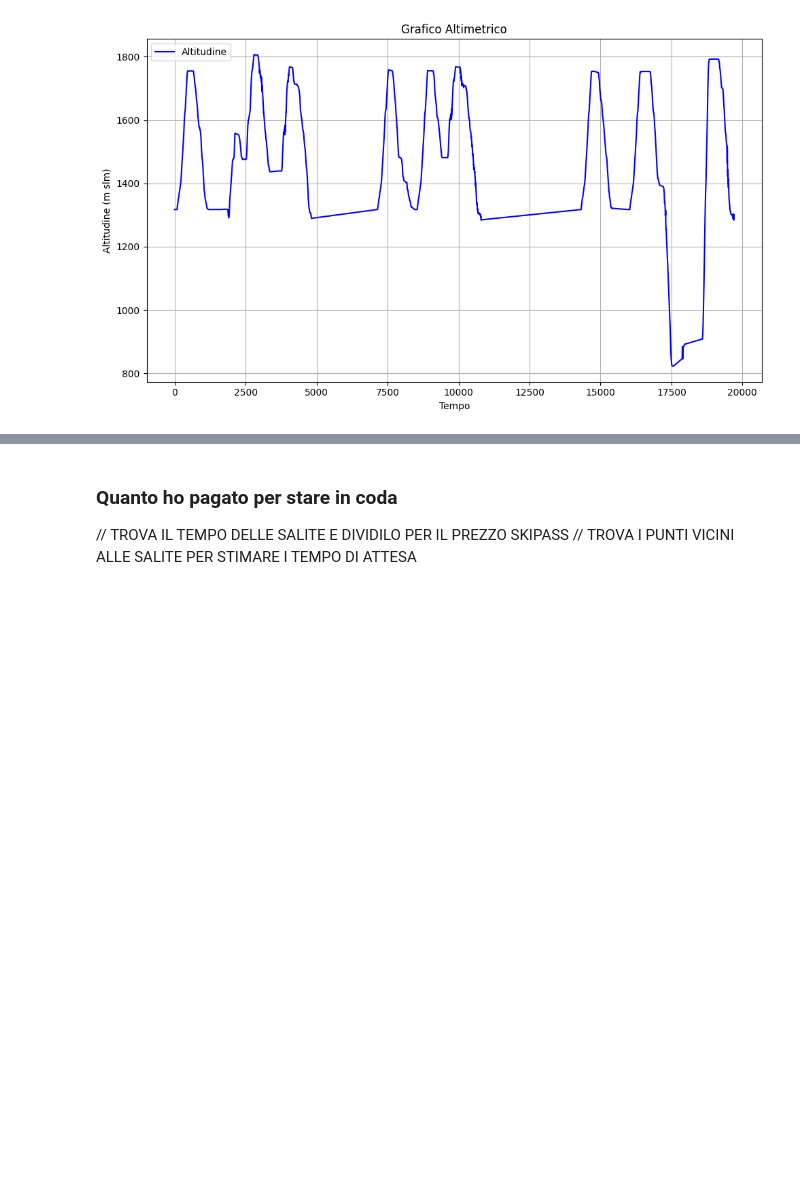
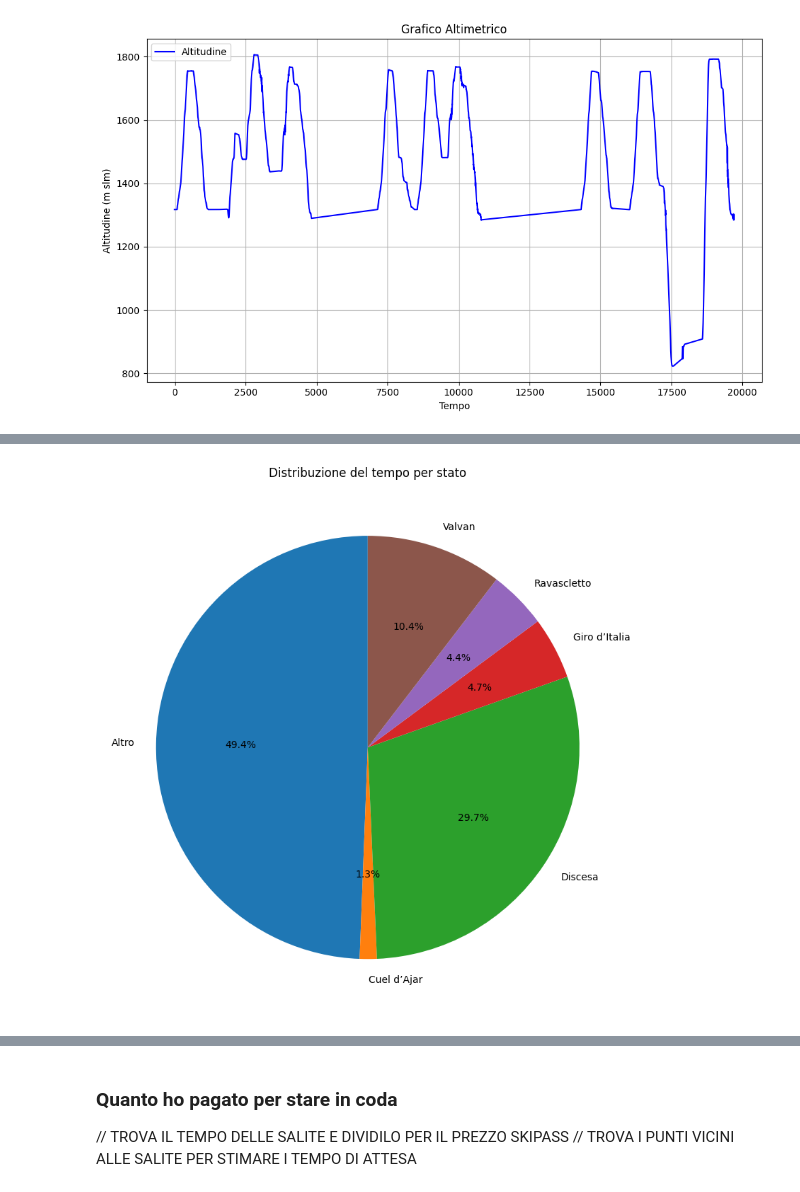
Before and after one commit to thomasmassarutto/DataSlopes, a Jupyter notebook: DataSlopes.ipynb, the cells around one changed output, grey strips where cells are left out. Drawn from its saved outputs; the diff is of its cells as text; code cells hidden in the pictures; blank space fills up the shorter version.

```diff
--- a/DataSlopes.ipynb
+++ b/DataSlopes.ipynb
@@ -47,3 +47,6 @@ gdf1 = gdf1.to_crs("EPSG:3857")
 
 df_salite= pd.read_csv("data/salite.csv")
 df_discese= pd.read_csv("data/discese.csv")
+
+df_stato = pd.concat([df_salite, df_discese])
+df_stato = df_stato.sort_values(by='unixtime_start')
@@ -398,7 +355,0 @@ plt.show()
-# %%
-gdf1['tempo_su_funivia'] = gdf1.groupby('stato')['delta_tempo'].transform('sum')
-
-# Creare un nuovo DataFrame per avere il tempo passato su ciascun impianto (funivia)
-tempo_per_funivia = gdf1.groupby('stato')['delta_tempo'].sum()
-
-tempo_per_funivia.head(20)
@@ -413,0 +371,12 @@ Name: delta_tempo, dtype: float64
+# %%
+## Analisi temporale
+
+gdf1['stato'] = 'Altro'
+
+##
+for _, row in df_stato.iterrows():
+    ## maschera con unixtime
+    mask = (gdf1['unixtime'] >= row['unixtime_start']) & (gdf1['unixtime'] <= row['unixtime_end'])
+
+    ## lo stato è presente nel df stato
+    gdf1.loc[mask, 'stato'] = row['stato']
@@ -413,0 +425,15 @@ Name: delta_tempo, dtype: float64
+# %%
+## piechart per non impbrogliare nessuno
+plt.figure(figsize=(15, 8))
+
+plt.title('Distribuzione del tempo per stato')
+
+plt.pie(tempo['tempo_totale'],
+        labels=tempo['stato'],
+        autopct='%1.1f%%',
+        startangle=90)
+
+plt.tight_layout()
+plt.show()
+# %% [output]
+[figure, added]
```
Also changed, not shown: parts of 13 cells of this notebook, 5 other files.
